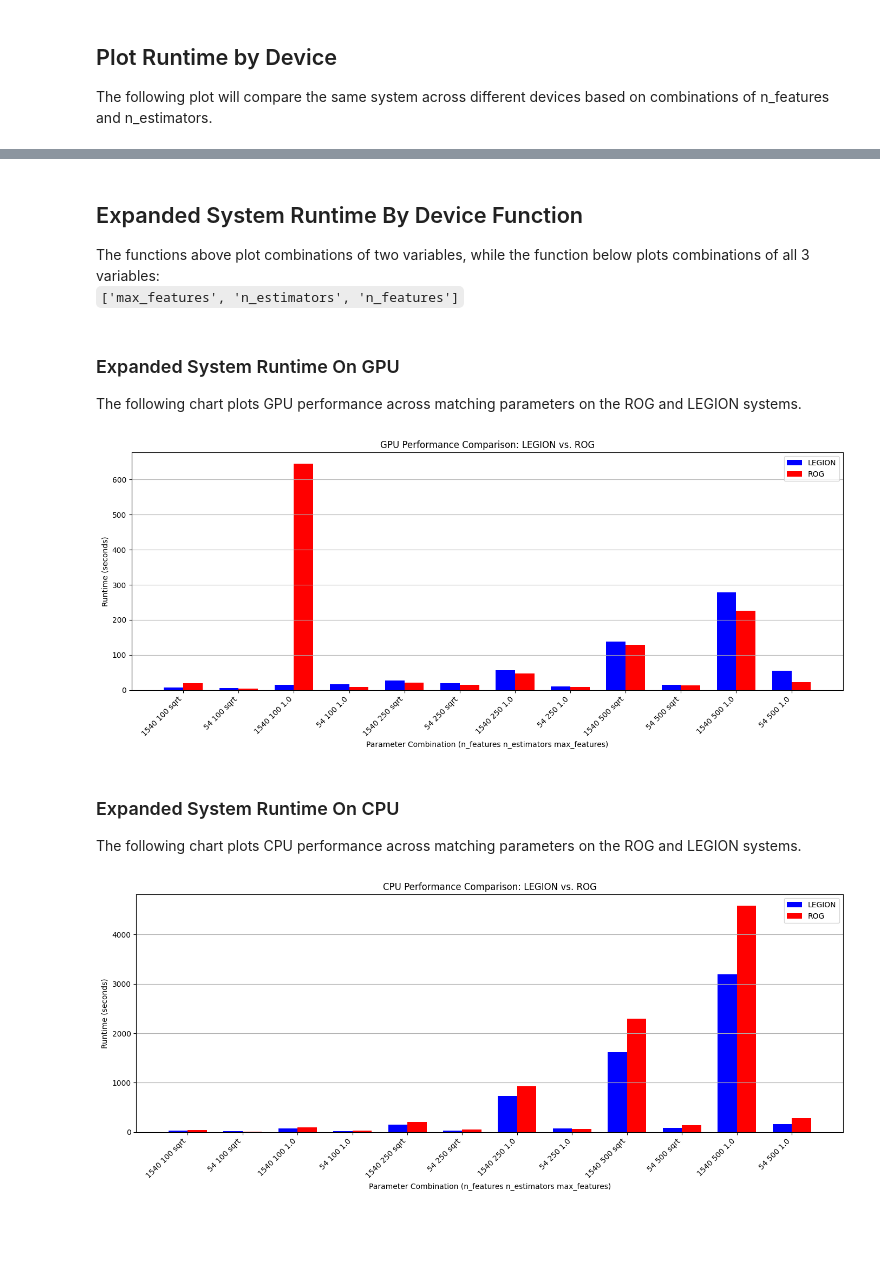
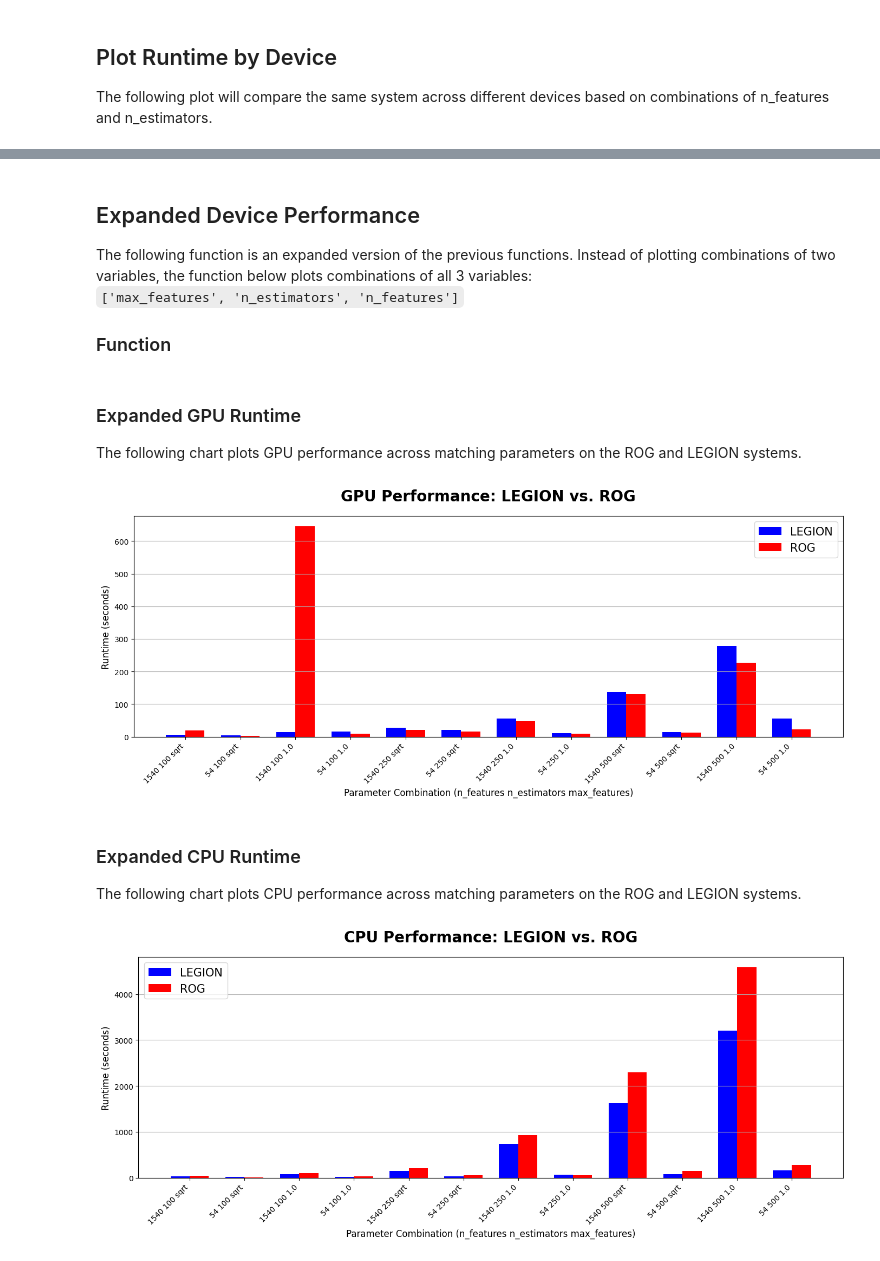
Before and after one commit to MariyaSha/scikit_learn_simplified, a Jupyter notebook: speedtest/speedtest_results_analysis.ipynb, the cells around one changed output, grey strips where cells are left out. Drawn from its saved outputs; the diff is of its cells as text; code cells hidden in the pictures; blank space fills up the shorter version.

Commit message:
updating speedtest results analysis

```diff
--- a/speedtest/speedtest_results_analysis.ipynb
+++ b/speedtest/speedtest_results_analysis.ipynb
@@ -115,27 +115,30 @@ def plot_runtime_by_system(data, combo=['max_features', 'n_estimators']):
     pivot_gpu = df_gpu.pivot_table(values='time', index='feature_estimator', columns='system', aggfunc='mean')
     pivot_gpu.plot(kind='bar', ax=ax1, width=0.45, color=colors, legend=False)
     handles, labels = ax1.get_legend_handles_labels()
-    ax1.set_title('GPU: Runtime by System')
-    ax1.set_xlabel('('+ combo[0] + ', ' + combo[1] + ')')
-    ax1.set_ylabel('Time (seconds)')
+    ax1.set_title('GPU: Runtime by System', fontsize=15, fontweight='bold', pad=20)
+    ax1.set_xlabel('('+ combo[0] + ', ' + combo[1] + ')', fontsize=12)
+    ax1.set_ylabel('Time (seconds)', fontsize=12)
     ax1.legend(handles, labels, title='System, Avg Time', bbox_to_anchor=(0.7, 0.9), loc='center left')
     ax1.tick_params(axis='x', rotation=45)
     ax1.autoscale()
+    ax1.grid(True, axis='y')
 
     pivot_cpu = df_cpu.pivot_table(values='time', index='feature_estimator', columns='system', aggfunc='mean')
     pivot_cpu.plot(kind='bar', ax=ax2, width=0.45, color=colors, legend=False)
     handles, labels = ax2.get_legend_handles_labels()
-    ax2.set_title('CPU: Runtime by System')
-    ax2.set_xlabel('('+ combo[0] + ', ' + combo[1] + ')')
-    ax2.set_ylabel('Time (seconds)')
+    ax2.set_title('CPU: Runtime by System', fontsize=15, fontweight='bold', pad=20)
+    ax2.set_xlabel('('+ combo[0] + ', ' + combo[1] + ')', fontsize=12)
+    ax2.set_ylabel('Time (seconds)', fontsize=12)
     ax2.legend(handles, labels, title='System, Avg Time', bbox_to_anchor=(0.7, 0.9), loc='center left')
     ax2.tick_params(axis='x', rotation=45)
     ax2.autoscale()
+    ax2.grid(True, axis='y')
 
     handles, labels = ax1.get_legend_handles_labels()
 
     # Layout settings
     plt.tight_layout()
+    plt.grid(True, axis='y')
     plt.subplots_adjust(right=0.85, wspace=0.2)
 
     plt.show()
@@ -160,24 +163,26 @@ def plot_runtime_by_device(data, combo=['max_features', 'n_estimators']):
     pivot_legion = df_legion.pivot_table(values='time', index='device', columns='feature_estimator', aggfunc='mean')
     pivot_legion.plot(kind='bar', ax=ax1, width=0.6, color=colors, legend=False)
     handles, labels = ax1.get_legend_handles_labels()
-    ax1.set_title('LEGION: Runtime by Device')
+    ax1.set_title('LEGION: Runtime by Device', fontsize=15, fontweight='bold', pad=20)
     ax1.set_xlabel('LEGION Device')
     ax1.set_ylabel('Time (seconds)')
     ax1.legend(handles, labels, title='('+ combo[0] + ', ' + combo[1] + ')', bbox_to_anchor=(0.45, 0.83), loc='center left')
     ax1.tick_params(axis='x', rotation=0)
     ax1.autoscale()
+    ax1.grid(True, axis='y')
 
     # Subplot 2: ROG (CPU vs. GPU)
     pivot_rog = df_rog.pivot_table(values='time', index='device', columns='feature_estimator', aggfunc='mean')
     pivot_rog.plot(kind='bar', ax=ax2, width=0.6, color=colors, legend=False)
     handles, labels = ax2.get_legend_handles_labels()
-    ax2.set_title('ROG: Runtime by Device')
-    ax2.set_xlabel('ROG Device')
-    ax2.set_ylabel('Time (seconds)')
+    ax2.set_title('ROG: Runtime by Device', fontsize=15, fontweight='bold', pad=20)
+    ax2.set_xlabel('ROG Device', fontsize=12)
+    ax2.set_ylabel('Time (seconds)', fontsize=12)
     ax2.legend(handles, labels, title='('+ combo[0] + ', ' + combo[1] + ')', bbox_to_anchor=(0.45, 0.83), loc='center left')
 
     ax2.tick_params(axis='x', rotation=0)
     ax2.autoscale()
+    ax2.grid(True, axis='y')
 
     # Add a shared legend for both subplots
     handles, labels = ax1.get_legend_handles_labels()
@@ -204,10 +209,13 @@ plot_runtime_by_device(unified_results, ['max_features', 'n_estimators'])
 # %% [markdown]
-## Expanded System Runtime By Device Function
-The functions above plot combinations of two variables, while the function below plots combinations of all 3 variables:
+## Expanded Device Performance
+The following function is an expanded version of the previous functions.
+Instead of plotting combinations of two variables, the function below plots combinations of all 3 variables:
 <br>
 `['max_features', 'n_estimators', 'n_features']`
+
+### Function
 # %%
-def expanded_runtime(data, device):
+def expanded_performance(data, device):
     df = pd.DataFrame(data)
     df_gpu = df[df['device'] == device].copy()
 
@@ -221,6 +229,7 @@ def expanded_runtime(data, device):
 
     # Create the bar chart
     plt.figure(figsize=(14, 6))
+
     x = range(len(combo_labels))
     bar_width = 0.35  # Width of each bar
 
@@ -229,25 +238,25 @@ def expanded_runtime(data, device):
     plt.bar([i + bar_width for i in x], rog_data['time'], width=bar_width, label='ROG', color='red', align='center')
 
     # Customize the plot
-    plt.xlabel('Parameter Combination (n_features n_estimators max_features)')
-    plt.ylabel('Runtime (seconds)')
-    plt.title(device + ' Performance Comparison: LEGION vs. ROG')
+    plt.xlabel('Parameter Combination (n_features n_estimators max_features)', fontsize=12)
+    plt.ylabel('Runtime (seconds)', fontsize=12)
+    plt.title(device + ' Performance: LEGION vs. ROG', fontsize=20, fontweight='bold', pad=20)
     plt.xticks([i + bar_width / 2 for i in x], combo_labels, rotation=45, ha='right')
-    plt.legend()
-    plt.grid(True, axis='y')
+    plt.legend(fontsize=15)
+
     plt.tight_layout()
     plt.show()
 # %% [markdown]
-### Expanded System Runtime On GPU
+### Expanded GPU Runtime
 The following chart plots GPU performance across matching parameters on the ROG and LEGION systems.
 # %%
-expanded_runtime(unified_results, "GPU")
+expanded_performance(unified_results, "GPU")
 # %% [output]
-[figure, old version]
+[figure, new version]
 # %% [markdown]
-### Expanded System Runtime On CPU
+### Expanded CPU Runtime
 The following chart plots CPU performance across matching parameters on the ROG and LEGION systems.
 # %%
-expanded_runtime(unified_results, "CPU")
+expanded_performance(unified_results, "CPU")
 # %% [output]
-[figure, old version]
+[figure, new version]
```
Also changed, not shown: parts of 8 cells of this notebook.
